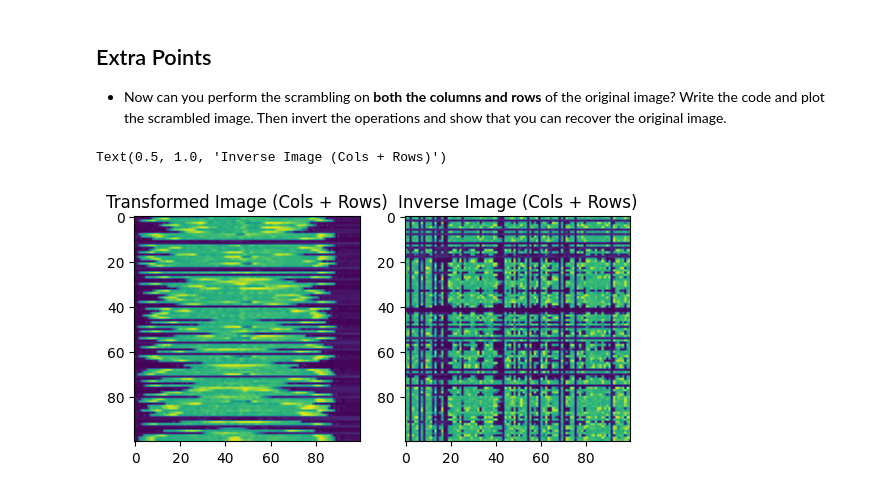
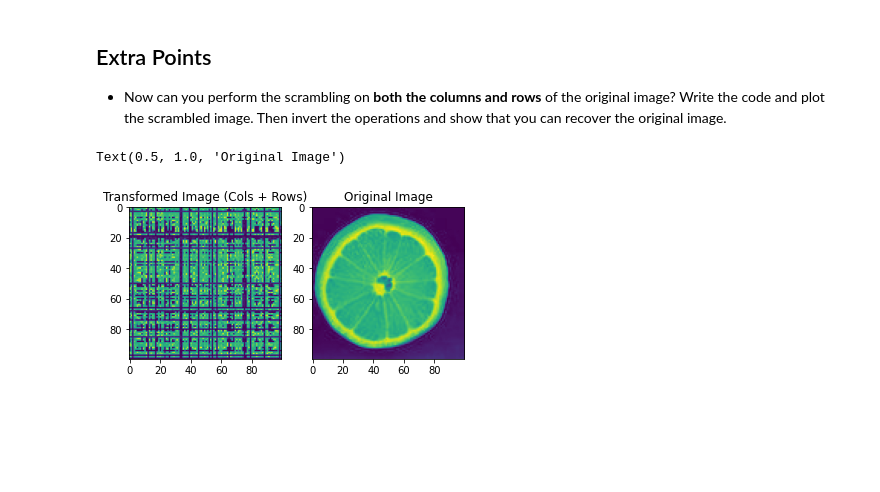
Before and after one commit to jordanhilado/cecs-457-applied-machine-learning, a Jupyter notebook: HW1/HW1.ipynb, the cells around one changed output. Saved outputs shown, nothing was run; the diff lists cells and outputs as text; code cells hidden in the pictures; blank space fills up the shorter version.

```diff
--- a/HW1/HW1.ipynb
+++ b/HW1/HW1.ipynb
@@ -21,7 +21,7 @@ import matplotlib.pyplot as plt
 # %% [markdown]
 PIL stands for Python Imaging Library, and it provides the necessary tools and functions for handling images in Python. It is used for image processing, manipulation, and analysis.
 # %%
-image = np.array(Image.open('../../Images/lemon.jpeg'))
+image = np.array(Image.open('./Images/lemon.jpeg'))
 # %% [markdown]
 ## Part 1
 
@@ -214,7 +213,19 @@ Text(0.5, 1.0, 'Inverse Transformed Image (Rows)')
 
 * We want to perform the same operations but on the columns of the original image. How would you do the matrix algebra? Plot the scrambled image for the proof of concept.
 # %%
-transformed_image_cols = np.matmul(img_average_channel, T)
+# Get the number of columns in the image
+cols = np.arange(img_average_channel.shape[1])
+
+# Shuffle the columns
+np.random.shuffle(cols)
+
+# Create a new identity matrix that takes in the shuffled columns
+T_cols = identity_matrix[:, cols]
+
+# Multiply the image by the new column-shuffled identity matrix
+transformed_image_cols = np.matmul(img_average_channel, T_cols)
+
+# Show the transformed image
 plt.imshow(transformed_image_cols)
 plt.title("Transformed Image (Columns)")
 # %% [output]
@@ -225,14 +236,24 @@ Text(0.5, 1.0, 'Transformed Image (Columns)')
 
 * Now can you perform the scrambling on __both the columns and rows__ of the original image?  Write the code and plot the scrambled image. Then invert the operations and show that you can recover the original image.
 # %%
-colRowScramble = np.matmul(T, transformed_image)
-original = np.matmul(np.matmul(Tinv, colRowScramble), Tinv)
+# Scramble the column-shuffled with the row-shuffled identity matrix
+colRowScramble = np.matmul(T, transformed_image_cols)
 
+# Get the inverse of the column-shuffled identity matrix
+T_cols_inv = np.linalg.inv(T_cols)
+
+# Unscramble the columns of the image
+unscrambleCols = np.matmul(colRowScramble, T_cols_inv)
+
+# Unscramble the rows of the unscrambledCols image
+unscrambleRows = np.matmul(Tinv, unscrambleCols)
+
+# Show the unscrambled image
 fig, (ax1, ax2) = plt.subplots(1, 2)
 ax1.imshow(colRowScramble)
-ax2.imshow(original)
+ax2.imshow(unscrambleRows)
 ax1.set_title("Transformed Image (Cols + Rows)")
-ax2.set_title("Inverse Image (Cols + Rows)")
+ax2.set_title("Original Image")
 # %% [output]
-Text(0.5, 1.0, 'Inverse Image (Cols + Rows)')
+Text(0.5, 1.0, 'Original Image')
-[figure, old version]
+[figure, new version]
```
Also changed, not shown: parts of 8 cells of this notebook, 2 other files.
